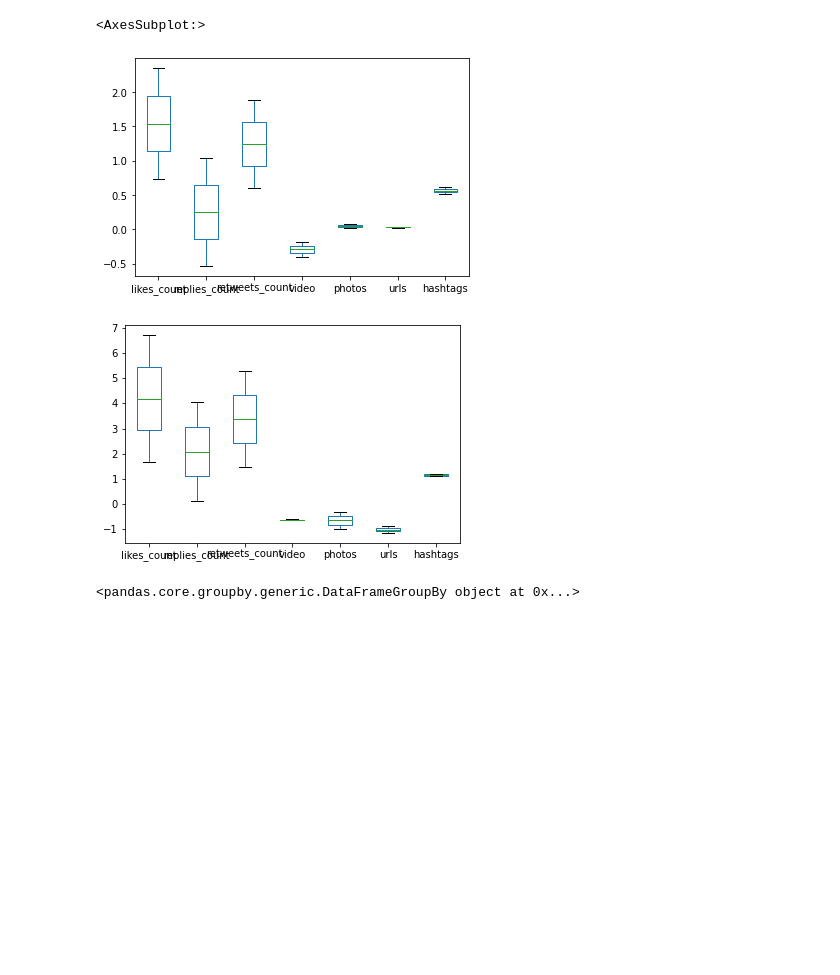
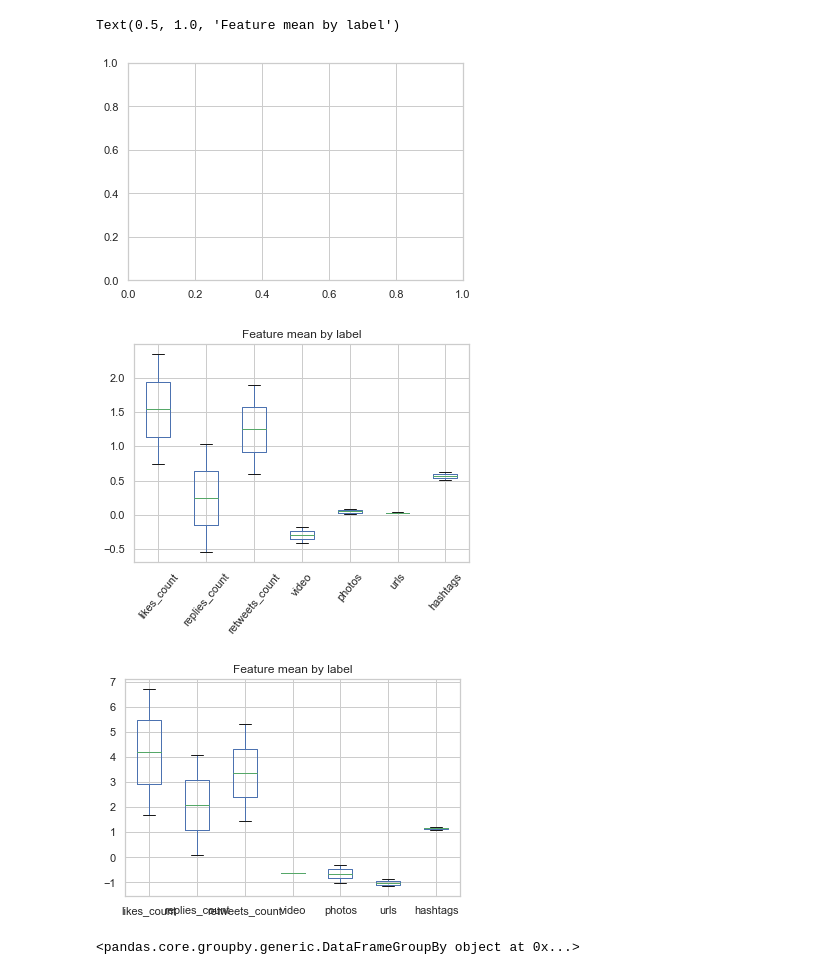
Before and after one commit to yesidc/MLinPractice, a Jupyter notebook: script/Visualizations/visualizations.ipynb, the cells around one changed output. Cells and saved outputs as stored; diff of their text form; code cells hidden in the pictures; blank space fills up the shorter version.

```diff
--- a/script/Visualizations/visualizations.ipynb
+++ b/script/Visualizations/visualizations.ipynb
@@ -76,14 +80,18 @@ plt.show()
 # %%
 # group mean and variance by label which show interesting features to be those to the left
 group_means_label = scatter.groupby('label').mean()
 group_var_label = scatter.groupby('label').var()
-
+plt.subplots()
 np.log10(group_means_label).plot(kind='box')
+plt.xticks(rotation=50)
+plt.title("Feature mean by label")
 np.log10(group_var_label).plot(kind='box')
+plt.title("Feature mean by label")
 # %% [output]
-<AxesSubplot:>
+Text(0.5, 1.0, 'Feature mean by label')
-[figure, old version]
+[figure, new version]
-[figure, old version]
+[figure, new version]
+[figure, added]
 # %%
 groups = scatter.groupby('label')
 
```
Also changed, not shown: parts of 10 cells of this notebook, 7 other files.
